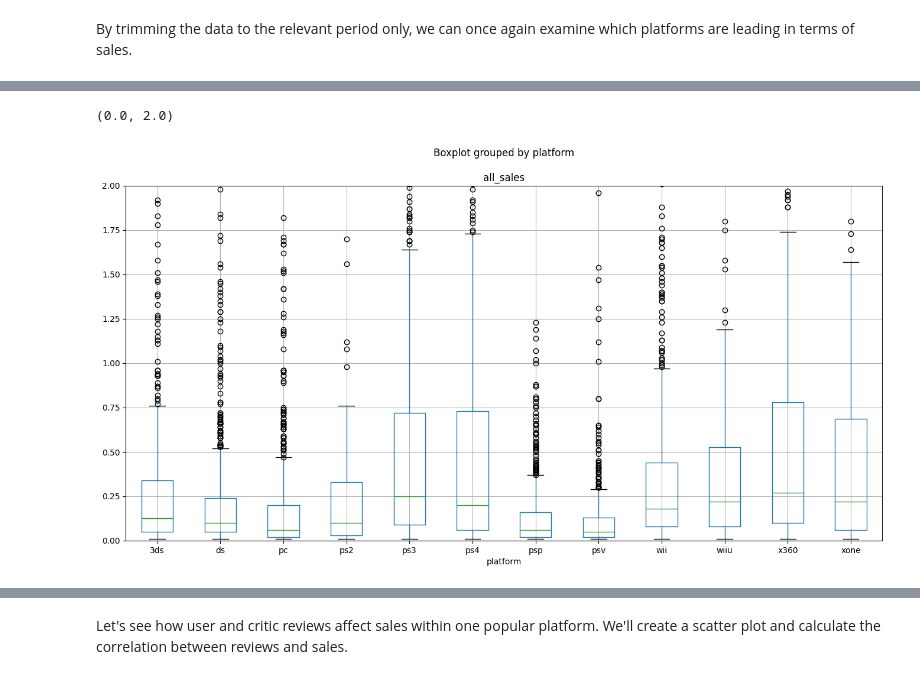
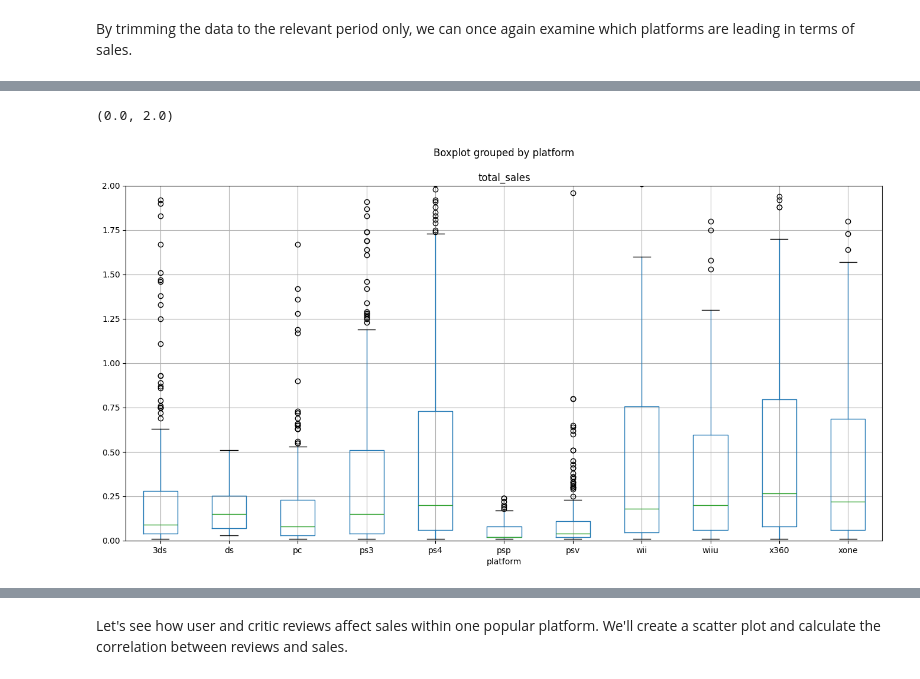
Before and after one commit to mariakyrychok/games, a Jupyter notebook: main.ipynb, the cells around one changed output, grey strips where cells are left out. Saved outputs shown, nothing was run; the diff lists cells and outputs as text; code cells hidden in the pictures.

```diff
--- a/main.ipynb
+++ b/main.ipynb
@@ -219,7 +218,7 @@ There are no duplicates in the data.
 
 Let's calculate the total sales in all regions and record them in a separate column.
 # %%
-data['all_sales'] = data['jp_sales'] + data['na_sales'] + data['eu_sales'] + data['other_sales']
+data['total_sales'] = data['jp_sales'] + data['na_sales'] + data['eu_sales'] + data['other_sales']
 # %% [markdown]
 **Conclusion**
 
@@ -299,5 +299,5 @@ Since the goal of our project is to forecast sales for 2017, it's important to f
 # %%
-data = data[data['year_of_release'] >= 2009]
+data = data[data['year_of_release'] >= 2013]
 data.head()
 # %% [output]
 |  | name | platform | year_of_release | genre | na_sales | eu_sales | jp_sales | other_sales | critic_score | ... |
@@ -339,8 +338,8 @@ for platform in data['platform'].unique():
 # %%
 import matplotlib.pyplot as plt
 
-data.boxplot(by='platform', column='all_sales', figsize=(16, 8))
+data.boxplot(by='platform', column='total_sales', figsize=(16, 8))
 plt.ylim(0, 2)
 # %% [output]
 (0.0, 2.0)
-[figure, old version]
+[figure, new version]
```
Also changed, not shown: parts of 34 cells of this notebook.
